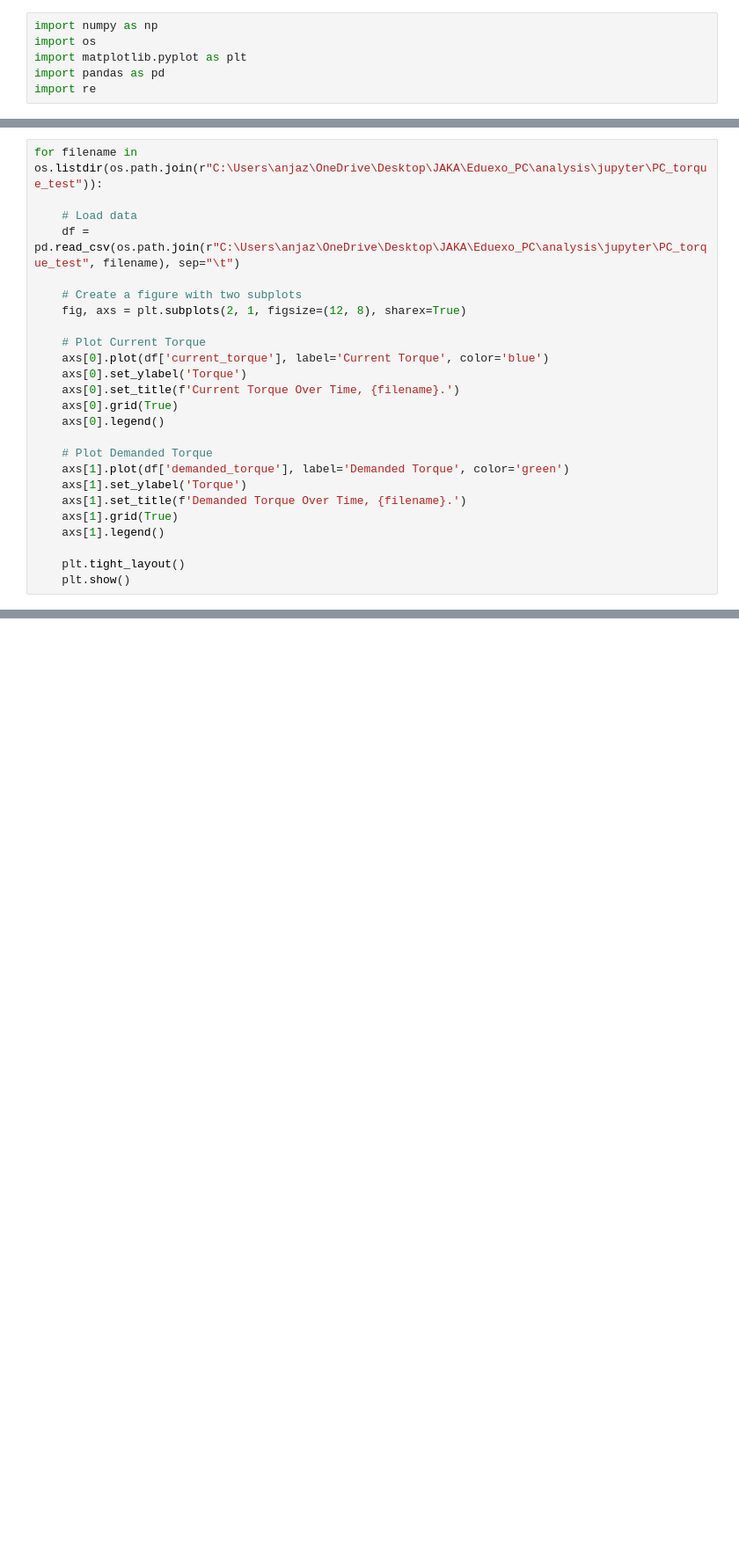
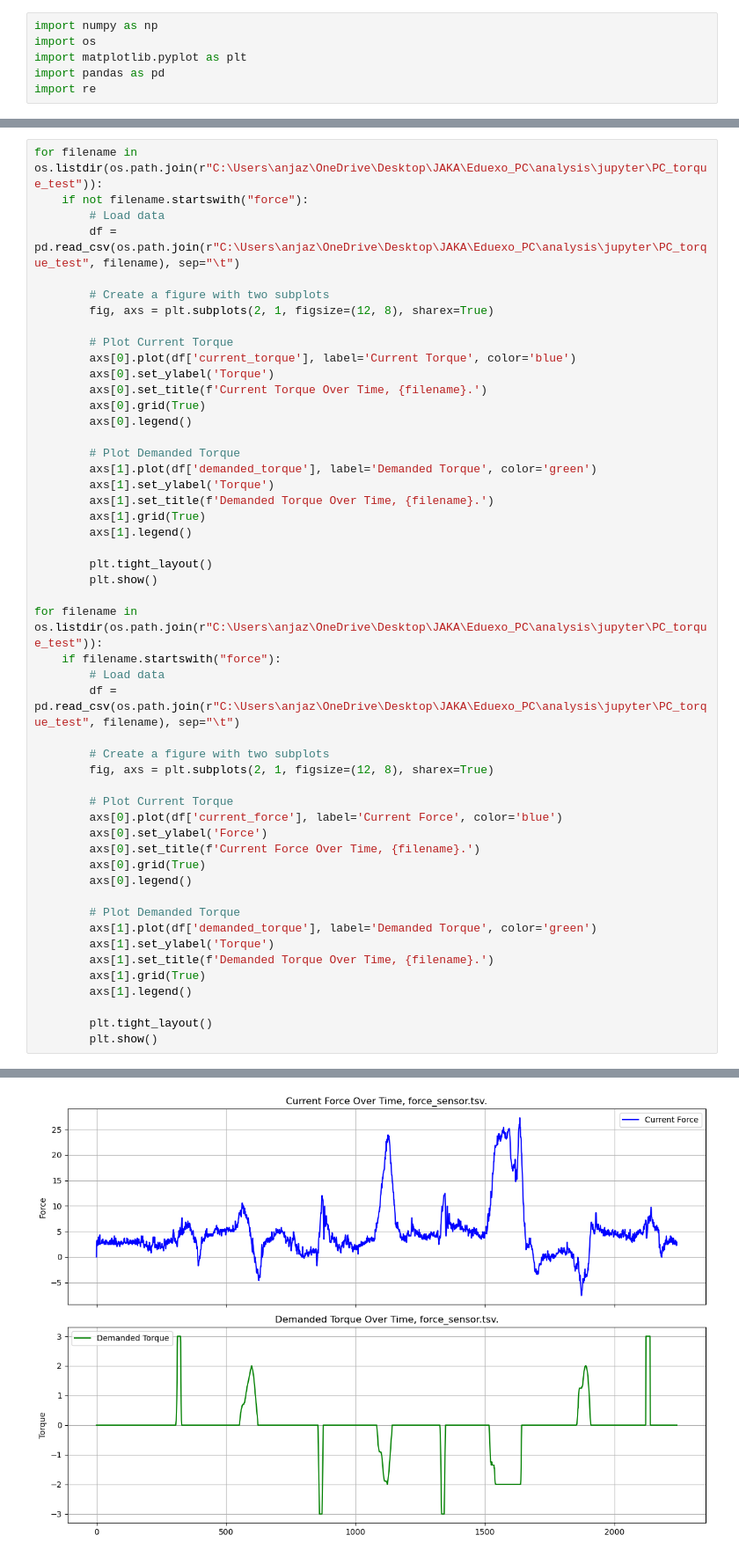
Before and after one commit to JakaHatlakLJ/eduexo_PC, a Jupyter notebook: analysis/jupyter/analysis.ipynb, the cells around one changed output, grey strips where cells are left out. Shown: that part at 88% size. Saved outputs shown, nothing was run; the diff lists cells and outputs as text; blank space fills up the shorter version.

```diff
--- a/analysis/jupyter/analysis.ipynb
+++ b/analysis/jupyter/analysis.ipynb
@@ -109,29 +95,55 @@ EXO_Baud4M_140Hz_loop.txt: 2.34% outliers
 # %%
 for filename in os.listdir(os.path.join(r"C:\Users\anjaz\OneDrive\Desktop\JAKA\Eduexo_PC\analysis\jupyter\PC_torque_test")):
+    if not filename.startswith("force"):
+        # Load data
+        df = pd.read_csv(os.path.join(r"C:\Users\anjaz\OneDrive\Desktop\JAKA\Eduexo_PC\analysis\jupyter\PC_torque_test", filename), sep="\t")
 
-    # Load data
-    df = pd.read_csv(os.path.join(r"C:\Users\anjaz\OneDrive\Desktop\JAKA\Eduexo_PC\analysis\jupyter\PC_torque_test", filename), sep="\t")
+        # Create a figure with two subplots
+        fig, axs = plt.subplots(2, 1, figsize=(12, 8), sharex=True)
 
-    # Create a figure with two subplots
-    fig, axs = plt.subplots(2, 1, figsize=(12, 8), sharex=True)
+        # Plot Current Torque
+        axs[0].plot(df['current_torque'], label='Current Torque', color='blue')
+        axs[0].set_ylabel('Torque')
+        axs[0].set_title(f'Current Torque Over Time, {filename}.')
+        axs[0].grid(True)
+        axs[0].legend()
 
-    # Plot Current Torque
-    axs[0].plot(df['current_torque'], label='Current Torque', color='blue')
-    axs[0].set_ylabel('Torque')
-    axs[0].set_title(f'Current Torque Over Time, {filename}.')
-    axs[0].grid(True)
-    axs[0].legend()
+        # Plot Demanded Torque
+        axs[1].plot(df['demanded_torque'], label='Demanded Torque', color='green')
+        axs[1].set_ylabel('Torque')
+        axs[1].set_title(f'Demanded Torque Over Time, {filename}.')
+        axs[1].grid(True)
+        axs[1].legend()
 
-    # Plot Demanded Torque
-    axs[1].plot(df['demanded_torque'], label='Demanded Torque', color='green')
-    axs[1].set_ylabel('Torque')
-    axs[1].set_title(f'Demanded Torque Over Time, {filename}.')
-    axs[1].grid(True)
-    axs[1].legend()
+        plt.tight_layout()
+        plt.show()
 
-    plt.tight_layout()
-    plt.show()
+for filename in os.listdir(os.path.join(r"C:\Users\anjaz\OneDrive\Desktop\JAKA\Eduexo_PC\analysis\jupyter\PC_torque_test")):
+    if filename.startswith("force"):
+        # Load data
+        df = pd.read_csv(os.path.join(r"C:\Users\anjaz\OneDrive\Desktop\JAKA\Eduexo_PC\analysis\jupyter\PC_torque_test", filename), sep="\t")
+
+        # Create a figure with two subplots
+        fig, axs = plt.subplots(2, 1, figsize=(12, 8), sharex=True)
+
+        # Plot Current Torque
+        axs[0].plot(df['current_force'], label='Current Force', color='blue')
+        axs[0].set_ylabel('Force')
+        axs[0].set_title(f'Current Force Over Time, {filename}.')
+        axs[0].grid(True)
+        axs[0].legend()
+
+        # Plot Demanded Torque
+        axs[1].plot(df['demanded_torque'], label='Demanded Torque', color='green')
+        axs[1].set_ylabel('Torque')
+        axs[1].set_title(f'Demanded Torque Over Time, {filename}.')
+        axs[1].grid(True)
+        axs[1].legend()
+
+        plt.tight_layout()
+        plt.show()
 # %% [output]
 [figure]
 [figure]
 [figure]
+[figure, added]
```
Also changed, not shown: parts of 1 cell of this notebook, 14 other files.
